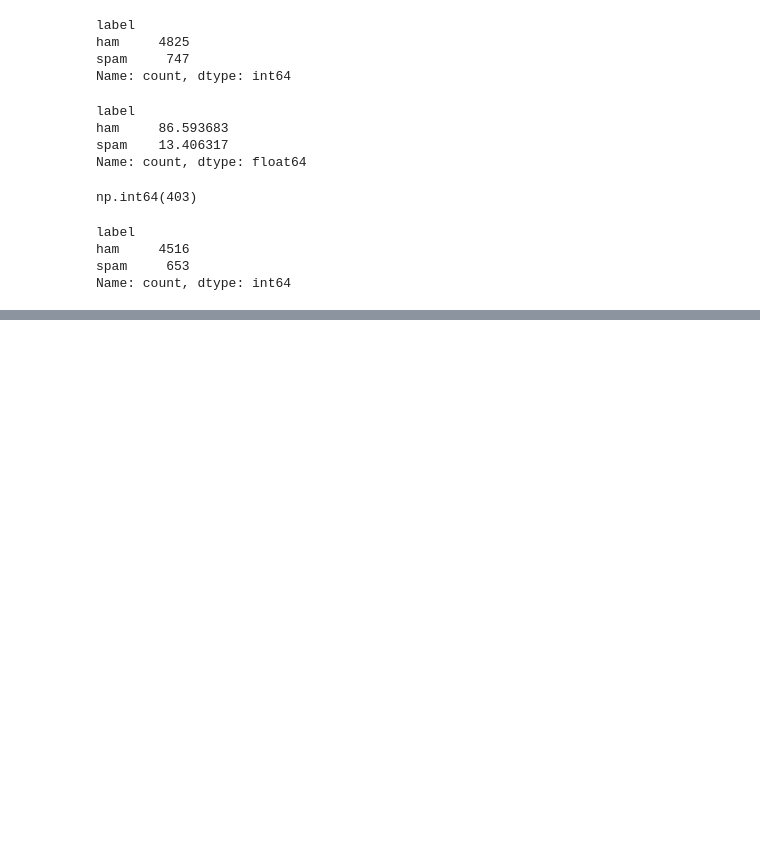
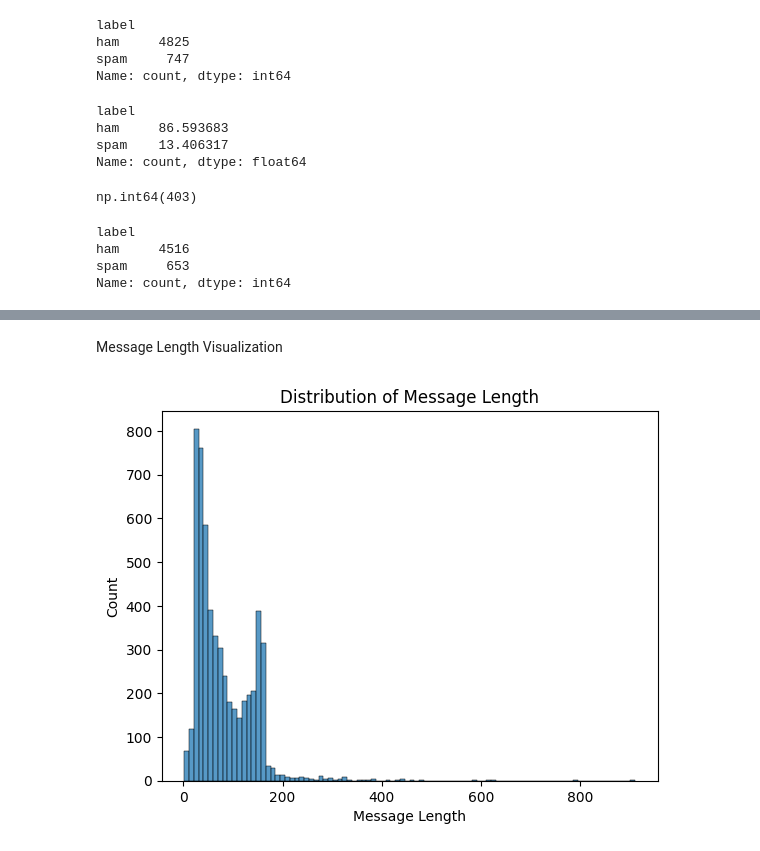
Before and after one commit to kimia-jamshidi/SMS-Spam-Detection, a Jupyter notebook: notebooks/01_data_understanding.ipynb, the cells around one changed output, grey strips where cells are left out. Cells and saved outputs as stored; diff of their text form; code cells hidden in the pictures; blank space fills up the shorter version.

Commit message:
complete message length analysis

```diff
--- a/notebooks/01_data_understanding.ipynb
+++ b/notebooks/01_data_understanding.ipynb
@@ -58,0 +68,2 @@ Name: count, dtype: int64
+# %%
+df['message_length'] = df['message'].apply(len)
@@ -58,0 +104,2 @@ Name: count, dtype: int64
+# %% [markdown]
+Message Length Visualization
@@ -58,0 +109,9 @@ Name: count, dtype: int64
+# %%
+plt.Figure(figsize=(10,5))
+sns.histplot(df['message_length'])
+plt.title('Distribution of Message Length')
+plt.xlabel('Message Length')
+plt.ylabel('Count')
+plt.show()
+# %% [output]
+[figure, added]
```
Also changed, not shown: parts of 11 cells of this notebook, 3 other files.
